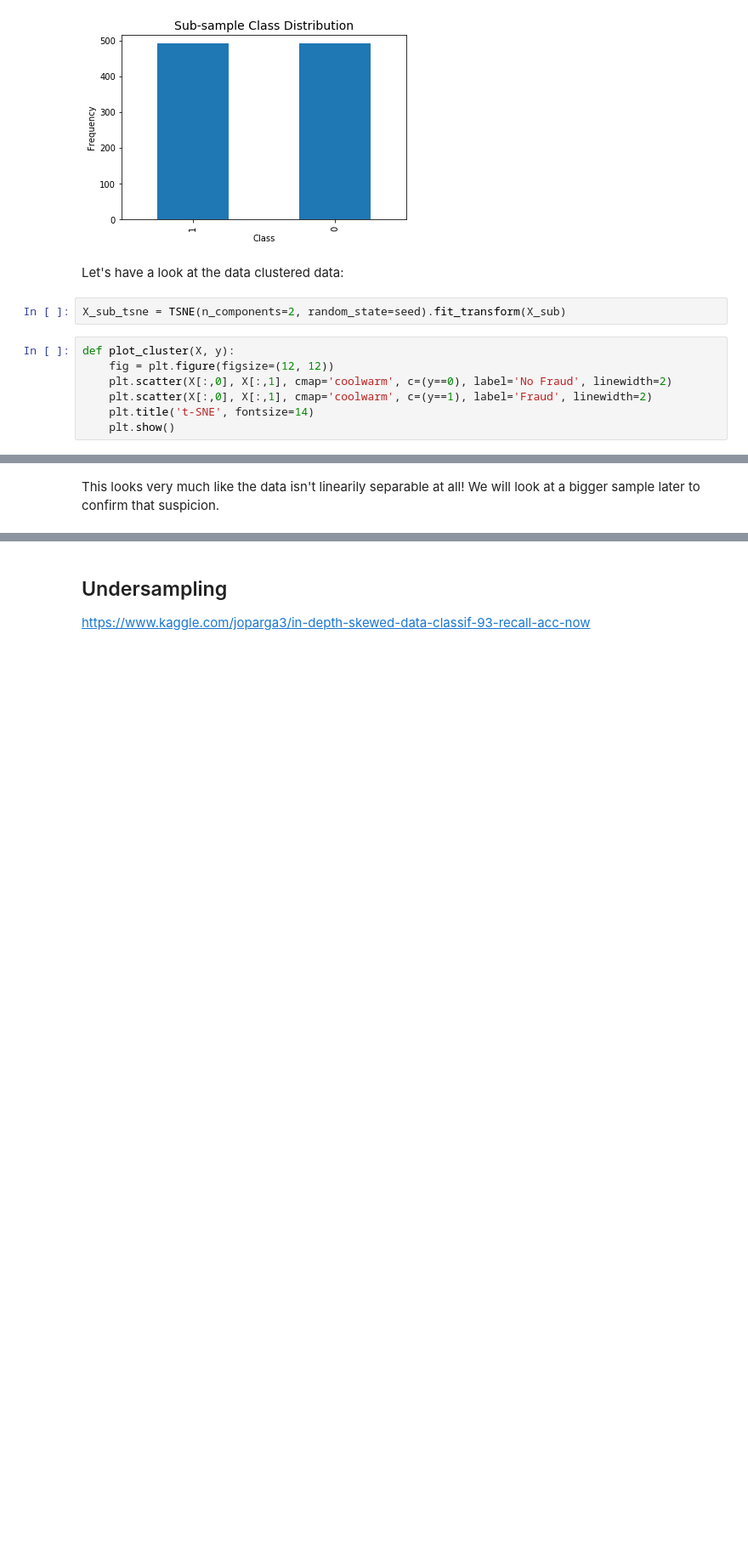
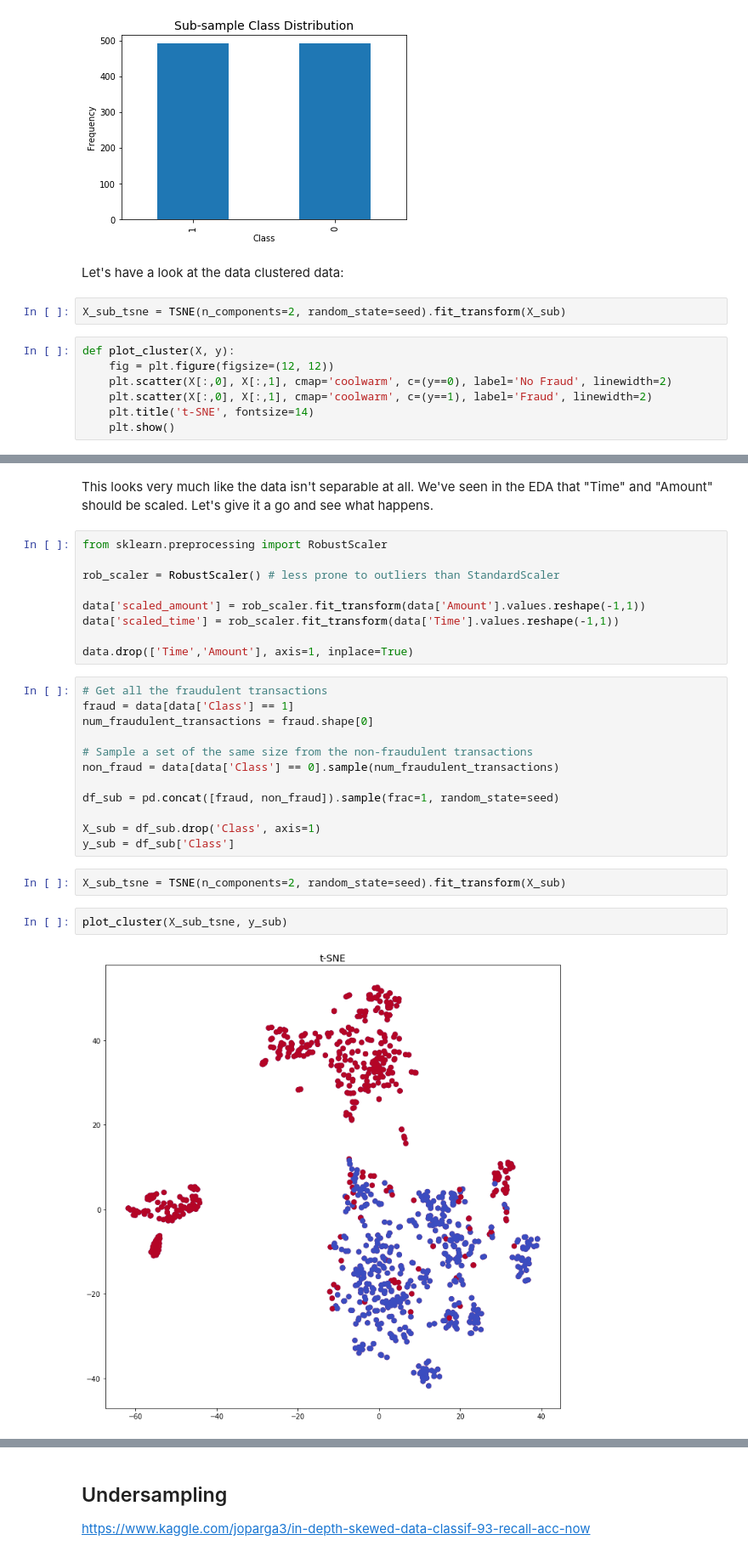
Before and after one commit to janedoesrepo/Autoencoder-ImbalancedCreditData, a Jupyter notebook: notebooks/Sampling_methods.ipynb, the cells around one changed output, grey strips where cells are left out. Shown at 85% size. Drawn from its saved outputs; the diff is of its cells as text; blank space fills up the shorter version.

Commit message:
scaled data

```diff
--- a/notebooks/Sampling_methods.ipynb
+++ b/notebooks/Sampling_methods.ipynb
@@ -92,2 +92,29 @@ plot_cluster(X_sub_tsne, y_sub)
 # %% [markdown]
-This looks very much like the data isn't linearily separable at all! We will look at a bigger sample later to confirm that suspicion.
+This looks very much like the data isn't separable at all. We've seen in the EDA that "Time" and "Amount" should be scaled. Let's give it a go and see what happens.
+# %%
+from sklearn.preprocessing import RobustScaler
+
+rob_scaler = RobustScaler() # less prone to outliers than StandardScaler
+
+data['scaled_amount'] = rob_scaler.fit_transform(data['Amount'].values.reshape(-1,1))
+data['scaled_time'] = rob_scaler.fit_transform(data['Time'].values.reshape(-1,1))
+
+data.drop(['Time','Amount'], axis=1, inplace=True)
+# %%
+# Get all the fraudulent transactions
+fraud = data[data['Class'] == 1]
+num_fraudulent_transactions = fraud.shape[0]
+
+# Sample a set of the same size from the non-fraudulent transactions
+non_fraud = data[data['Class'] == 0].sample(num_fraudulent_transactions)
+
+df_sub = pd.concat([fraud, non_fraud]).sample(frac=1, random_state=seed)
+
+X_sub = df_sub.drop('Class', axis=1)
+y_sub = df_sub['Class']
+# %%
+X_sub_tsne = TSNE(n_components=2, random_state=seed).fit_transform(X_sub)
+# %%
+plot_cluster(X_sub_tsne, y_sub)
+# %% [output]
+[figure, added]
```
Also changed, not shown: parts of 3 cells of this notebook, 1 other file.
